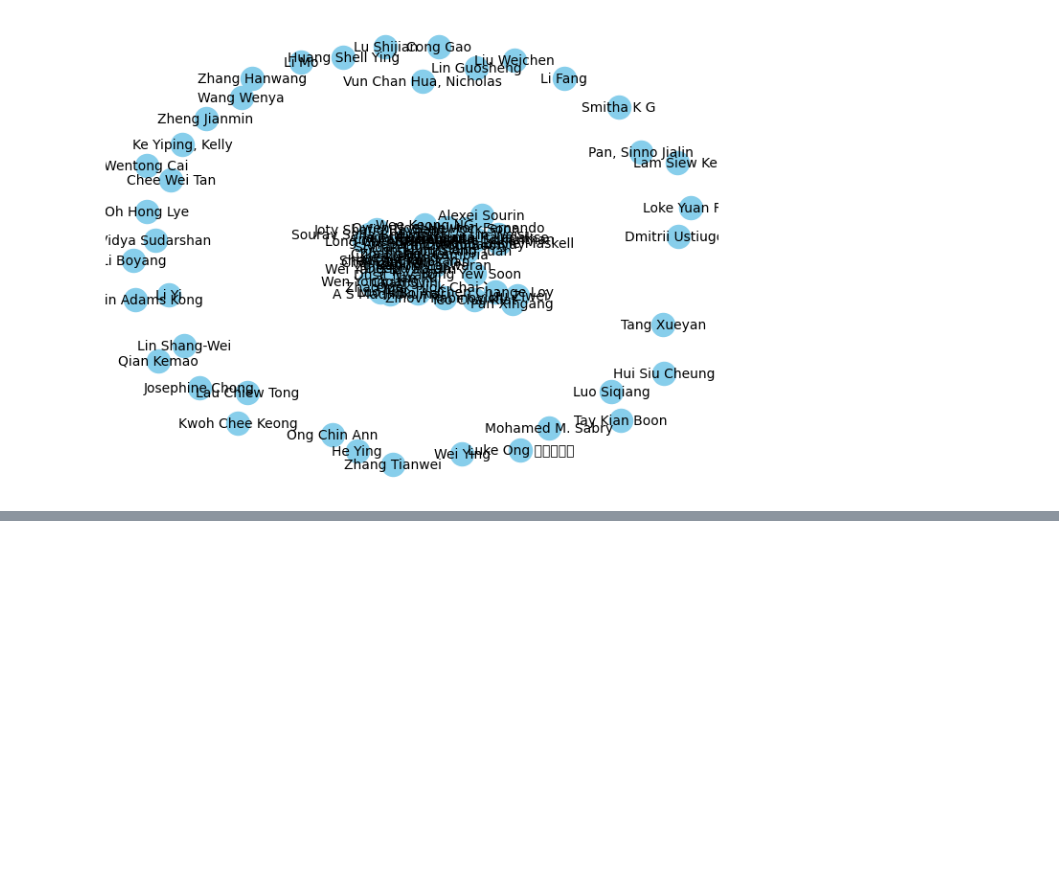
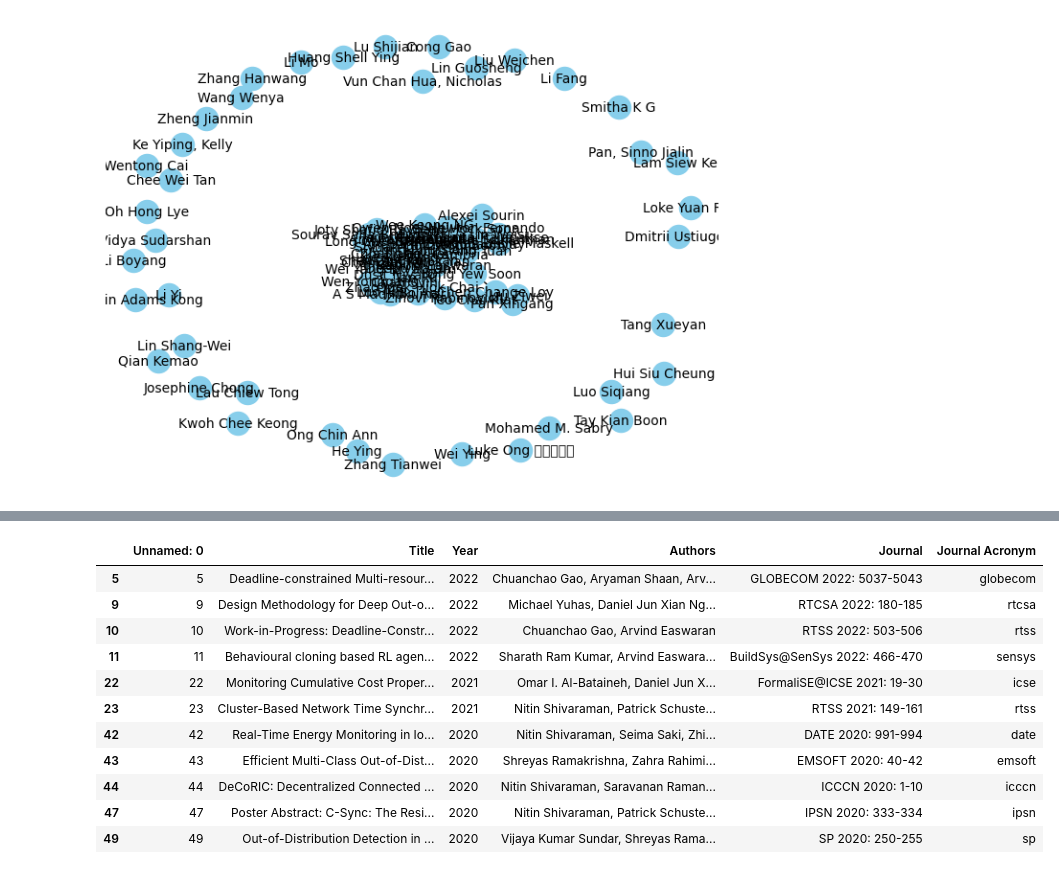
Before and after one commit to Joel-yj/Profound, a Jupyter notebook: Data_cleaning.ipynb, the cells around one changed output, grey strips where cells are left out. Cells and saved outputs as stored; diff of their text form; code cells hidden in the pictures; blank space fills up the shorter version.

```diff
--- a/Data_cleaning.ipynb
+++ b/Data_cleaning.ipynb
@@ -266,0 +283,3 @@ plt.show()
+# %%
+df = pd.read_csv("CORE.csv")
+df
@@ -266,0 +352,15 @@ plt.show()
+# %%
+prof[prof['Journal Acronym'].isin(df['Acronym'].str.lower())]
+# %% [output]
+|  | Unnamed: 0 | Title | Year | Authors | Journal | Journal Acronym |
+| 5 | 5 | Deadline-constrained Multi-resour... | 2022 | Chuanchao Gao, Aryaman Shaan, Arv... | GLOBECOM 2022: 5037-5043 | globecom |
+| 9 | 9 | Design Methodology for Deep Out-o... | 2022 | Michael Yuhas, Daniel Jun Xian Ng... | RTCSA 2022: 180-185 | rtcsa |
+| 10 | 10 | Work-in-Progress: Deadline-Constr... | 2022 | Chuanchao Gao, Arvind Easwaran | RTSS 2022: 503-506 | rtss |
+| 11 | 11 | Behavioural cloning based RL agen... | 2022 | Sharath Ram Kumar, Arvind Easwara... | BuildSys@SenSys 2022: 466-470 | sensys |
+| 22 | 22 | Monitoring Cumulative Cost Proper... | 2021 | Omar I. Al-Bataineh, Daniel Jun X... | FormaliSE@ICSE 2021: 19-30 | icse |
+| 23 | 23 | Cluster-Based Network Time Synchr... | 2021 | Nitin Shivaraman, Patrick Schuste... | RTSS 2021: 149-161 | rtss |
+| 42 | 42 | Real-Time Energy Monitoring in Io... | 2020 | Nitin Shivaraman, Seima Saki, Zhi... | DATE 2020: 991-994 | date |
+| 43 | 43 | Efficient Multi-Class Out-of-Dist... | 2020 | Shreyas Ramakrishna, Zahra Rahimi... | EMSOFT 2020: 40-42 | emsoft |
+| 44 | 44 | DeCoRIC: Decentralized Connected ... | 2020 | Nitin Shivaraman, Saravanan Raman... | ICCCN 2020: 1-10 | icccn |
+| 47 | 47 | Poster Abstract: C-Sync: The Resi... | 2020 | Nitin Shivaraman, Patrick Schuste... | IPSN 2020: 333-334 | ipsn |
+| 49 | 49 | Out-of-Distribution Detection in ... | 2020 | Vijaya Kumar Sundar, Shreyas Rama... | SP 2020: 250-255 | sp |
```
Also changed, not shown: parts of 8 cells of this notebook, 1 other file.
